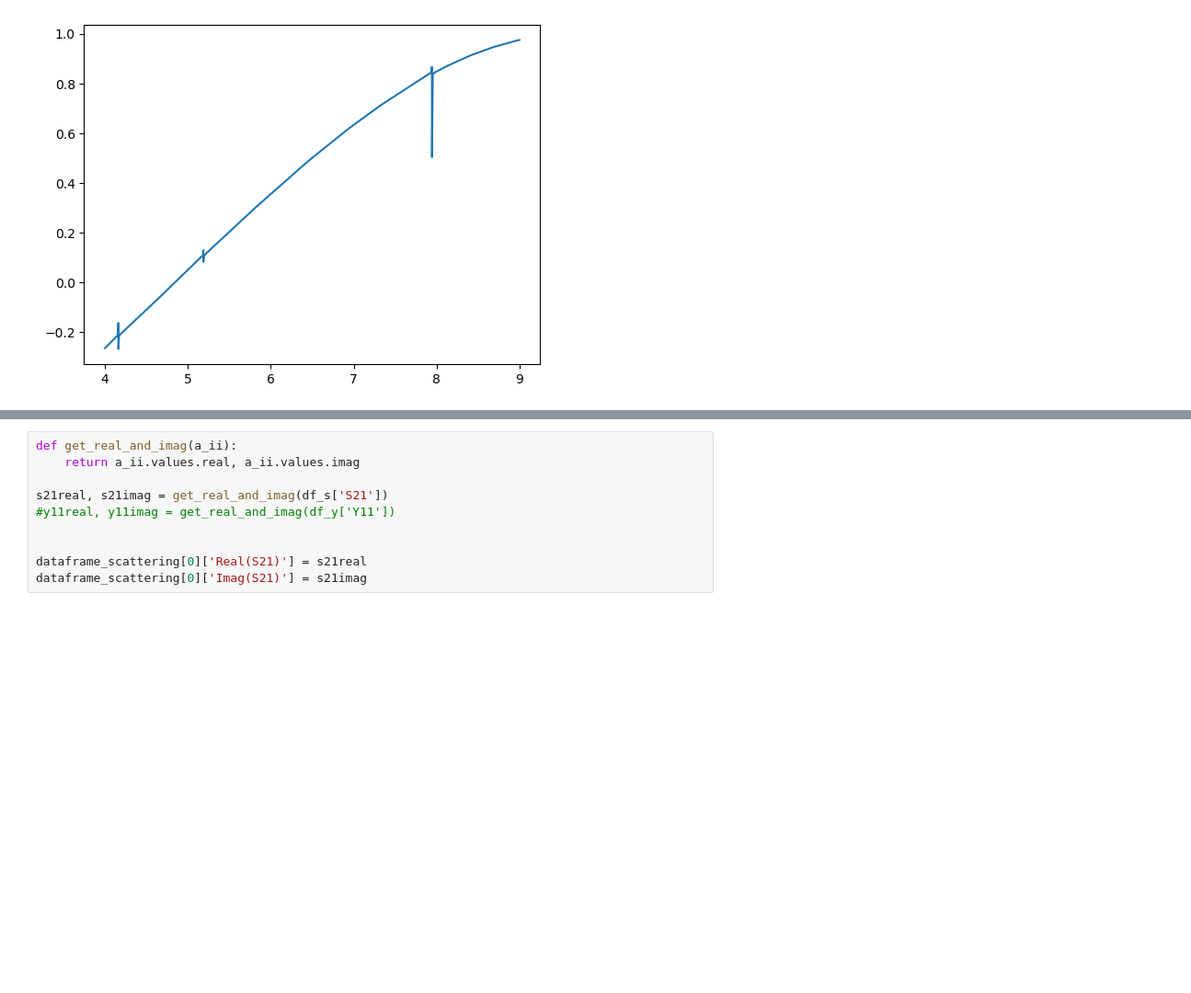
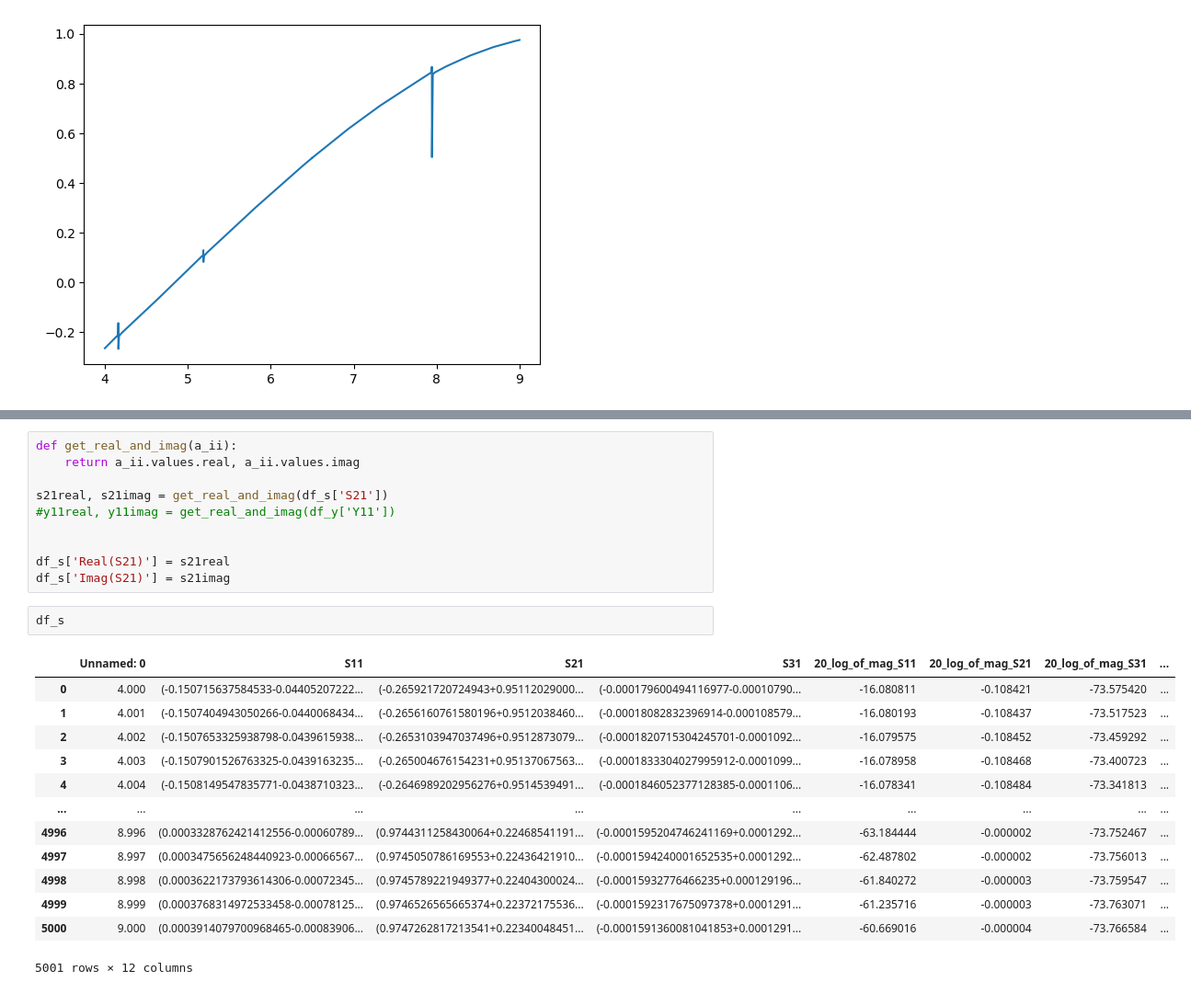
Before and after one commit to shanto268/metal-library, a Jupyter notebook: tutorials/scattering.ipynb, the cells around one changed output, grey strips where cells are left out. Shown at 92% size. Drawn from its saved outputs; the diff is of its cells as text; blank space fills up the shorter version.

Commit message:
testing scattering sim

```diff
--- a/tutorials/scattering.ipynb
+++ b/tutorials/scattering.ipynb
@@ -559,8 +583,24 @@ s21real, s21imag = get_real_and_imag(df_s['S21'])
 #y11real, y11imag = get_real_and_imag(df_y['Y11'])
 
 
-dataframe_scattering[0]['Real(S21)'] = s21real
-dataframe_scattering[0]['Imag(S21)'] = s21imag
+df_s['Real(S21)'] = s21real
+df_s['Imag(S21)'] = s21imag
+# %%
+df_s
+# %% [output]
+|  | Unnamed: 0 | S11 | S21 | S31 | 20_log_of_mag_S11 | 20_log_of_mag_S21 | 20_log_of_mag_S31 | ... |
+| 0 | 4.000 | (-0.150715637584533-0.04405207222... | (-0.265921720724943+0.95112029000... | (-0.000179600494116977-0.00010790... | -16.080811 | -0.108421 | -73.575420 | ... |
+| 1 | 4.001 | (-0.1507404943050266-0.0440068434... | (-0.2656160761580196+0.9512038460... | (-0.00018082832396914-0.000108579... | -16.080193 | -0.108437 | -73.517523 | ... |
+| 2 | 4.002 | (-0.1507653325938798-0.0439615938... | (-0.2653103947037496+0.9512873079... | (-0.0001820715304245701-0.0001092... | -16.079575 | -0.108452 | -73.459292 | ... |
+| 3 | 4.003 | (-0.1507901526763325-0.0439163235... | (-0.265004676154231+0.95137067563... | (-0.0001833304027995912-0.0001099... | -16.078958 | -0.108468 | -73.400723 | ... |
+| 4 | 4.004 | (-0.1508149547835771-0.0438710323... | (-0.2646989202956276+0.9514539491... | (-0.0001846052377128385-0.0001106... | -16.078341 | -0.108484 | -73.341813 | ... |
+| ... | ... | ... | ... | ... | ... | ... | ... | ... |
+| 4996 | 8.996 | (0.0003328762421412556-0.00060789... | (0.9744311258430064+0.22468541191... | (-0.0001595204746241169+0.0001292... | -63.184444 | -0.000002 | -73.752467 | ... |
+| 4997 | 8.997 | (0.0003475656248440923-0.00066567... | (0.9745050786169553+0.22436421910... | (-0.0001594240001652535+0.0001292... | -62.487802 | -0.000002 | -73.756013 | ... |
+| 4998 | 8.998 | (0.0003622173793614306-0.00072345... | (0.9745789221949377+0.22404300024... | (-0.00015932776466235+0.000129196... | -61.840272 | -0.000003 | -73.759547 | ... |
+| 4999 | 8.999 | (0.0003768314972533458-0.00078125... | (0.9746526565665374+0.22372175536... | (-0.0001592317675097378+0.0001291... | -61.235716 | -0.000003 | -73.763071 | ... |
+| 5000 | 9.000 | (0.0003914079700968465-0.00083906... | (0.9747262817213541+0.22340048451... | (-0.0001591360081041853+0.0001291... | -60.669016 | -0.000004 | -73.766584 | ... |
+5001 rows × 12 columns
 # %%
 # Reference to current axis.
 magnitude = plt.figure('Real S21, Imag S21')
```
Also changed, not shown: parts of 12 cells of this notebook, 2 other files.
